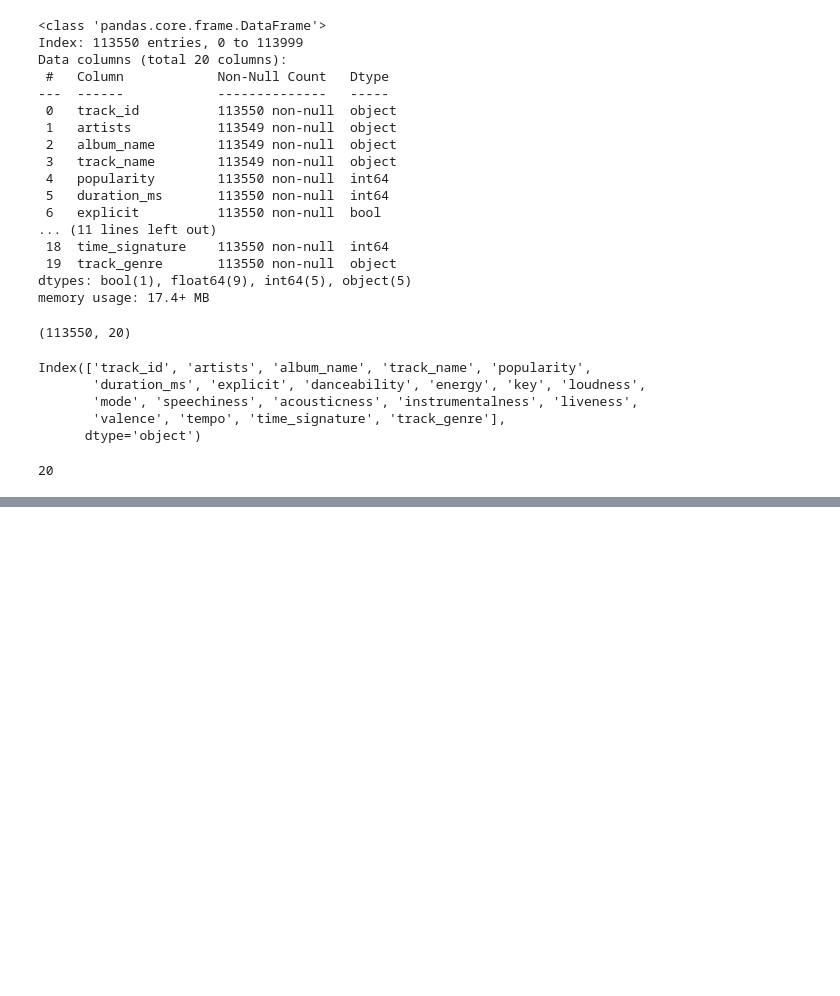
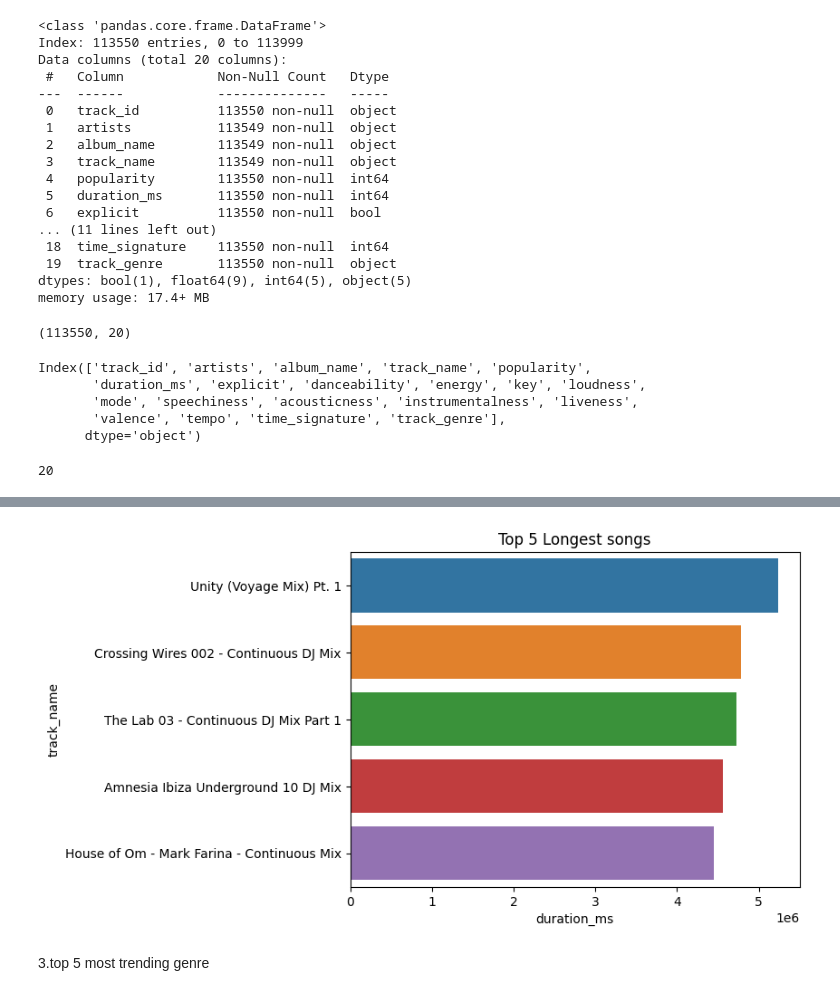
Before and after one commit to Nitisha1805/NTCC_Spotify_DA, a Jupyter notebook: Spotify.ipynb, the cells around one changed output, grey strips where cells are left out. Drawn from its saved outputs; the diff is of its cells as text; code cells hidden in the pictures; blank space fills up the shorter version.

```diff
--- a/Spotify.ipynb
+++ b/Spotify.ipynb
@@ -114,0 +139,3 @@ len(df.columns)
+# %%
+long_songs = df[["track_name", "duration_ms"]].sort_values(by="duration_ms", ascending=False)[:5]
+long_songs
@@ -114,0 +149,8 @@ len(df.columns)
+# %%
+sns.barplot(x="duration_ms", y="track_name", data= long_songs)
+plt.title("Top 5 Longest songs")
+plt.show()
+# %% [output]
+[figure, added]
+# %% [markdown]
+3.top 5 most trending genre
```
Also changed, not shown: parts of 22 cells of this notebook, 9 other files.
